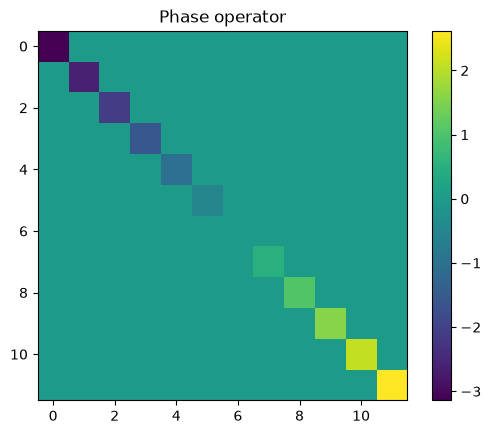
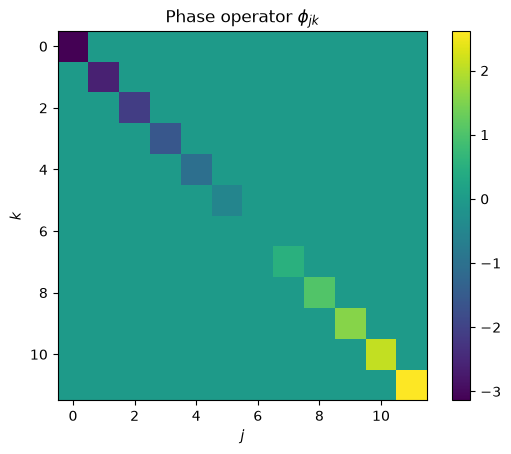
The change to this notebook cell's code, shown as a diff; its figure went from the first image to the second:
--- before
+++ after
@@ -2,3 +2,5 @@
 plt.imshow(phi)
 plt.colorbar()
-plt.title("Phase operator")
+plt.title("Phase operator "r"$\phi_{jk}$")
+plt.xlabel(r"$j$")
+plt.ylabel(r"$k$")

Commit: modified:   README.md 	modified:   examples/phase_basis_and_operators.ipynb